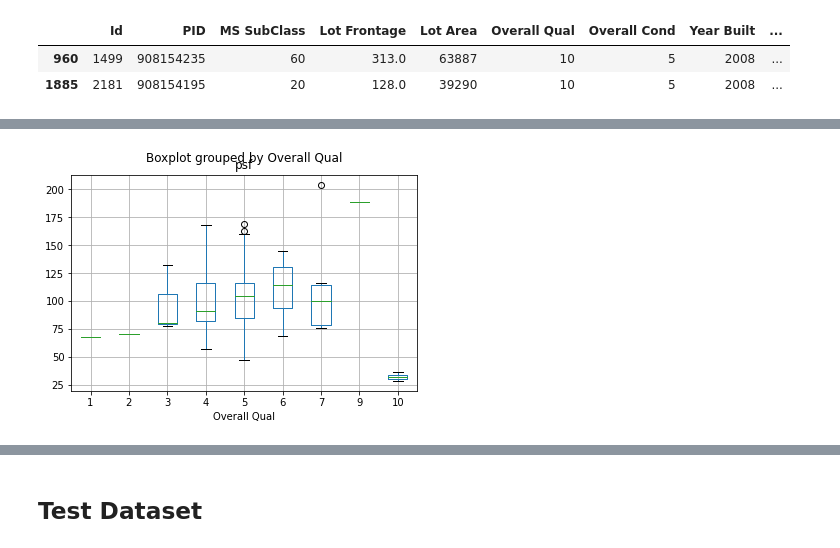
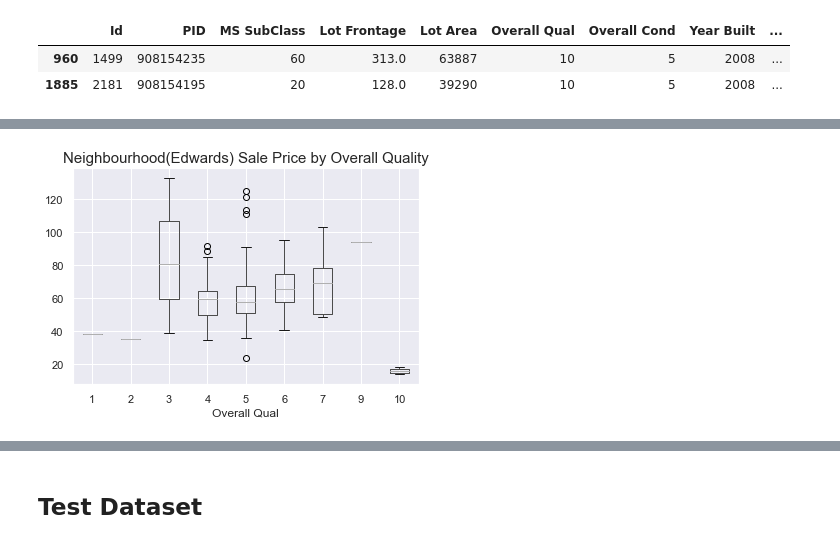
Before and after one commit to randyneo17/GA_DSI14_Projects, a Jupyter notebook: Project_2/Project_2.ipynb, the cells around one changed output, grey strips where cells are left out. Saved outputs shown, nothing was run; the diff lists cells and outputs as text; code cells hidden in the pictures.

```diff
--- a/Project_2/Project_2.ipynb
+++ b/Project_2/Project_2.ipynb
@@ -579,0 +576,5 @@ sns.boxplot(x=df['SalePrice']);
+# %%
+sns.set(style="darkgrid")
+plt.figure(figsize=(3,5))
+sns.boxplot(df['SalePrice'],orient="v");
+plt.title('Distribution of Sale Price',fontsize=15);
@@ -685,5 +686,7 @@ Name: SalePrice, dtype: float64
 - Garage Type (Nominal): Garage location
 - Fence: Fence quality
 # %%
+sns.set(style="darkgrid");
+plt.figure(figsize=(20,20));
 sns.pairplot(df,y_vars=['Overall Qual','exter_qual_map','Gr Liv Area','kitchen_qual_map','Garage Area','Garage Cars','Total Bsmt SF','bsmt_qual_map','Year Built','garage_finish_map','fireplace_q_map','TotRms AbvGrd','Mas Vnr Area','Foundation_PConc'],x_vars=['SalePrice']);
 # %% [output]
@@ -694,0 +695,8 @@ df.boxplot(column='SalePrice', by='Overall Qual');
+# %%
+sns.set(style="darkgrid");
+plt.figure(figsize=(20,20));
+df.boxplot(column='SalePrice', by='Overall Qual');
+title_boxplot = 'Sale Price by Overall Quality'
+plt.title( title_boxplot ,fontsize=15)
+plt.suptitle('');
+plt.ylabel('Sale Price');
@@ -703,8 +715,8 @@ df[df['Gr Liv Area']>4000]
 | 960 | 1499 | 908154235 | 60 | 313.0 | 63887 | 10 | 5 | 2008 | ... |
 | 1885 | 2181 | 908154195 | 20 | 128.0 | 39290 | 10 | 5 | 2008 | ... |
 # %%
-df_Edwards=df[df['Neighborhood_Edwards']==1][['Yr Sold','Overall Qual','Gr Liv Area','SalePrice']]
-df_Edwards['psf']= round(df_Edwards['SalePrice']/df_Edwards['Gr Liv Area'],2)
+df_Edwards=df[df['Neighborhood_Edwards']==1][['Yr Sold','Overall Qual','Gr Liv Area','Total Bsmt SF','SalePrice']]
+df_Edwards['psf']= round(df_Edwards['SalePrice']/(df_Edwards['Gr Liv Area']+df_Edwards['Total Bsmt SF']),2)
 # %%
 df_Edwards.sort_values('Gr Liv Area',ascending=False)
 # %% [output]
@@ -732,4 +746,7 @@ sns.scatterplot(df_Edwards['Gr Liv Area'],df_Edwards['SalePrice']);
 # %%
 df_Edwards.boxplot(column='psf', by='Overall Qual');
+title_boxplot = 'Neighbourhood(Edwards) Sale Price by Overall Quality'
+plt.title( title_boxplot ,fontsize=15)
+plt.suptitle('');
 # %% [output]
-[figure, old version]
+[figure, new version]
```
Also changed, not shown: parts of 78 cells of this notebook, 1 other file.
